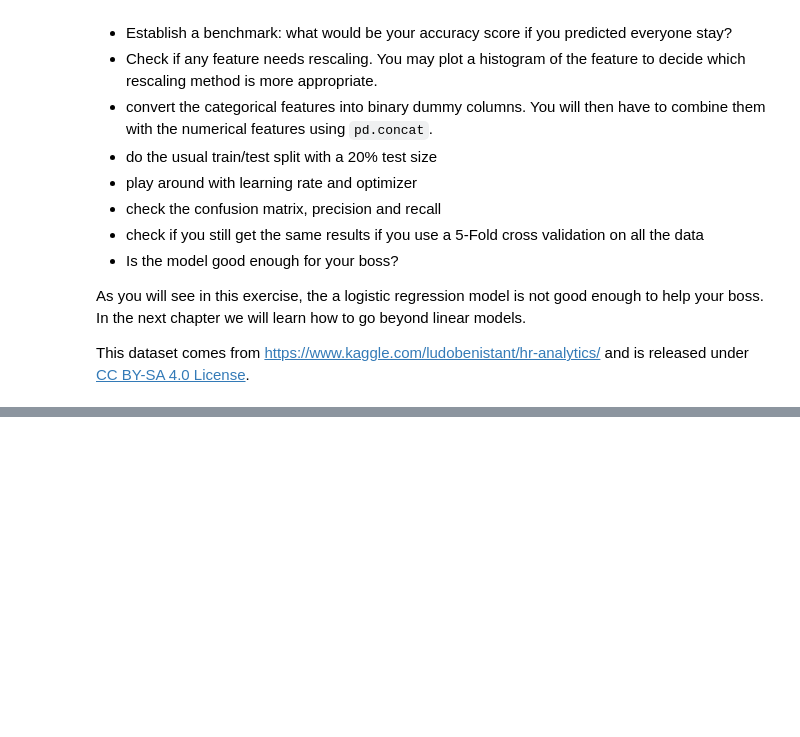
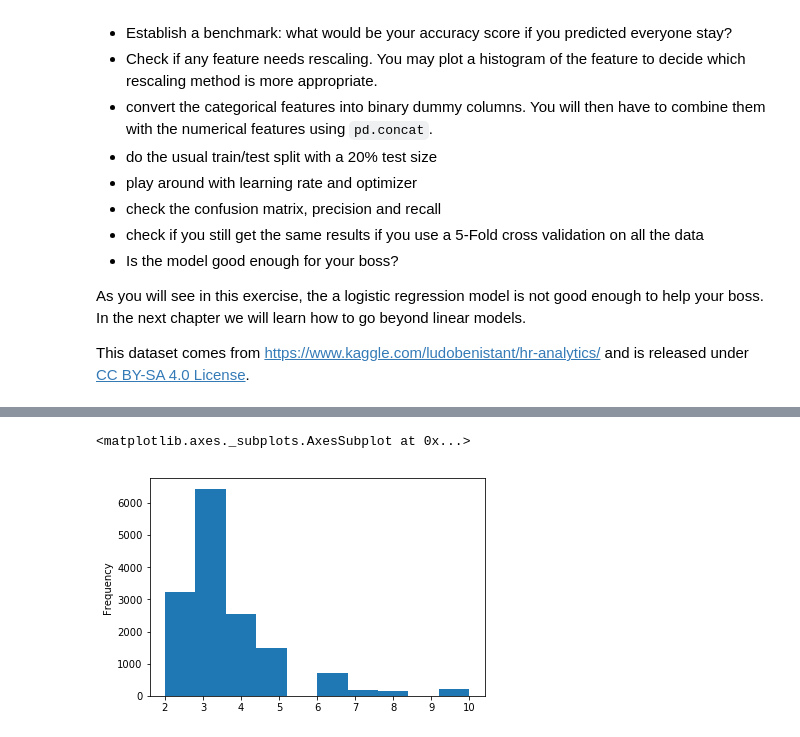
Before and after one commit to paul-ylz/zero_to_deep_learning_udemy, a Jupyter notebook: course/3 Machine Learning.ipynb, the cells around one changed output, grey strips where cells are left out. Cells and saved outputs as stored; diff of their text form; code cells hidden in the pictures; blank space fills up the shorter version.

```diff
--- a/course/3 Machine Learning.ipynb
+++ b/course/3 Machine Learning.ipynb
@@ -775,0 +831,6 @@ This dataset comes from https://www.kaggle.com/ludobenistant/hr-analytics/ and i
+# %%
+# years
+df['time_spend_company'].plot(kind='hist')
+# %% [output]
+<matplotlib.axes._subplots.AxesSubplot at 0x...>
+[figure, added]
```
Also changed, not shown: parts of 28 cells of this notebook.
